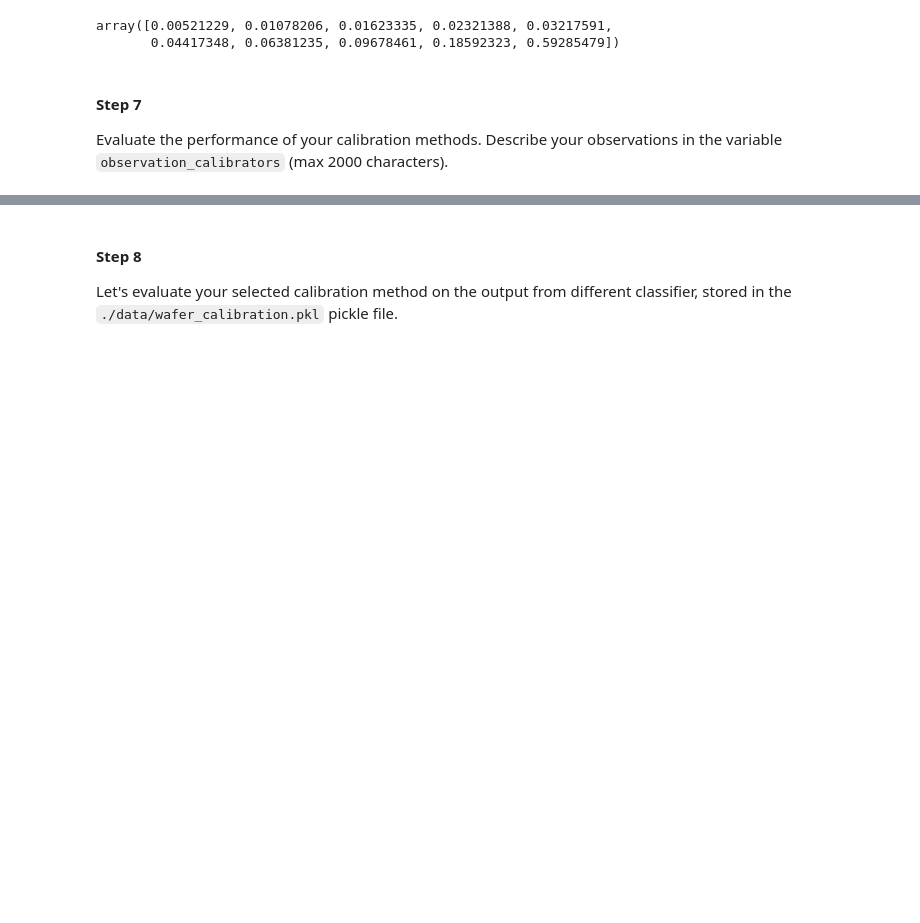
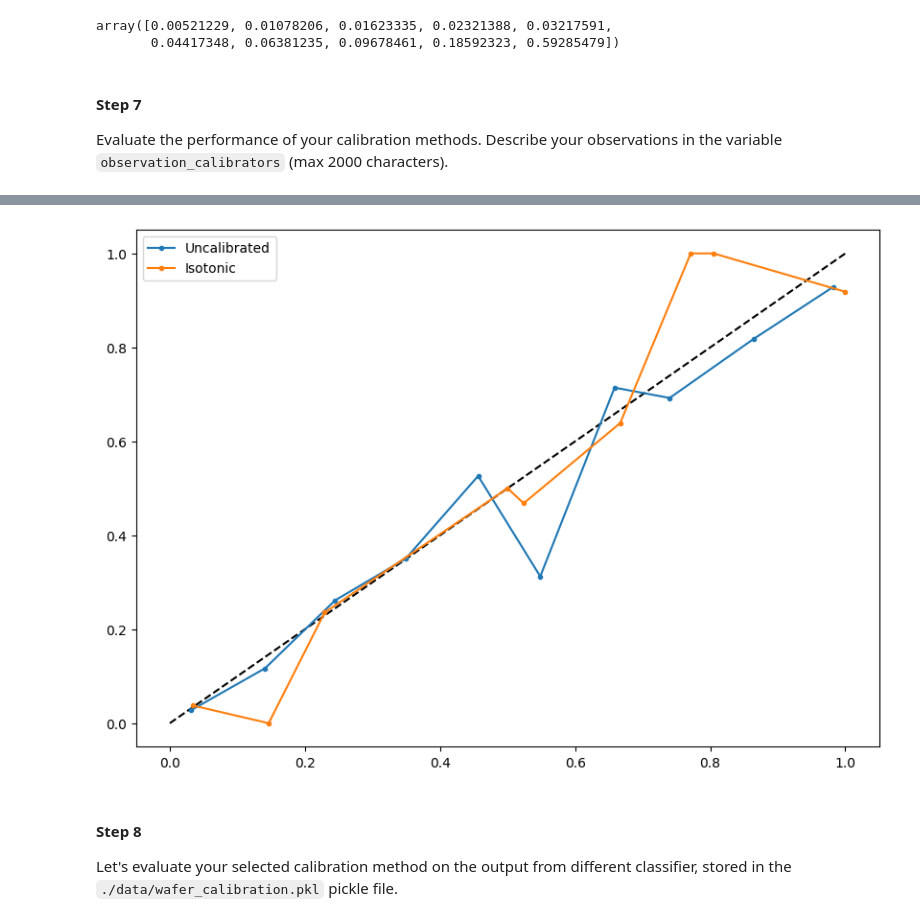
Before and after one commit to Silvia29/ML-in-Industry, a Jupyter notebook: calibration.ipynb, the cells around one changed output, grey strips where cells are left out. Drawn from its saved outputs; the diff is of its cells as text; code cells hidden in the pictures; blank space fills up the shorter version.

```diff
--- a/calibration.ipynb
+++ b/calibration.ipynb
@@ -573,3 +570,24 @@ NameError: name 'plt' is not defined
+# %%
+# reliability diagrams
+import matplotlib.pyplot as plt
+plt.rcParams["figure.figsize"] = (10,7)
+
+p_1, y_1 = calibration_curve( y_binary_test,uncalibrated_p, n_bins=10, normalize=True)
+p_2, y_2 = calibration_curve( y_binary_test,calibrated_p_iso, n_bins=10, normalize=True)
+# p_3, y_3 = calibration_curve(y_binary_test, calibrated_p_platt ,n_bins=10, normalize=True)
+# p_4, y_4 = calibration_curve( y_binary_test,calibrated_p_bin, n_bins=10, normalize=True)
+
+# plot perfectly calibrated
+plt.plot([0, 1], [0, 1], linestyle='--', color='black');
+# plot model reliabilities
+plt.plot(y_1, p_1, marker='.',label='Uncalibrated');
+plt.plot(y_2, p_2, marker='.',label='Isotonic');
+# plt.plot(y_3, p_3, marker='.',label='Platt');
+# plt.plot(y_4, p_4, marker='.',label='Binning');
+plt.legend()
+plt.show()
+# %% [output]
+[figure, added]
 # %%
 observation_calibrators = ""
 # %%
```
Also changed, not shown: parts of 33 cells of this notebook.
